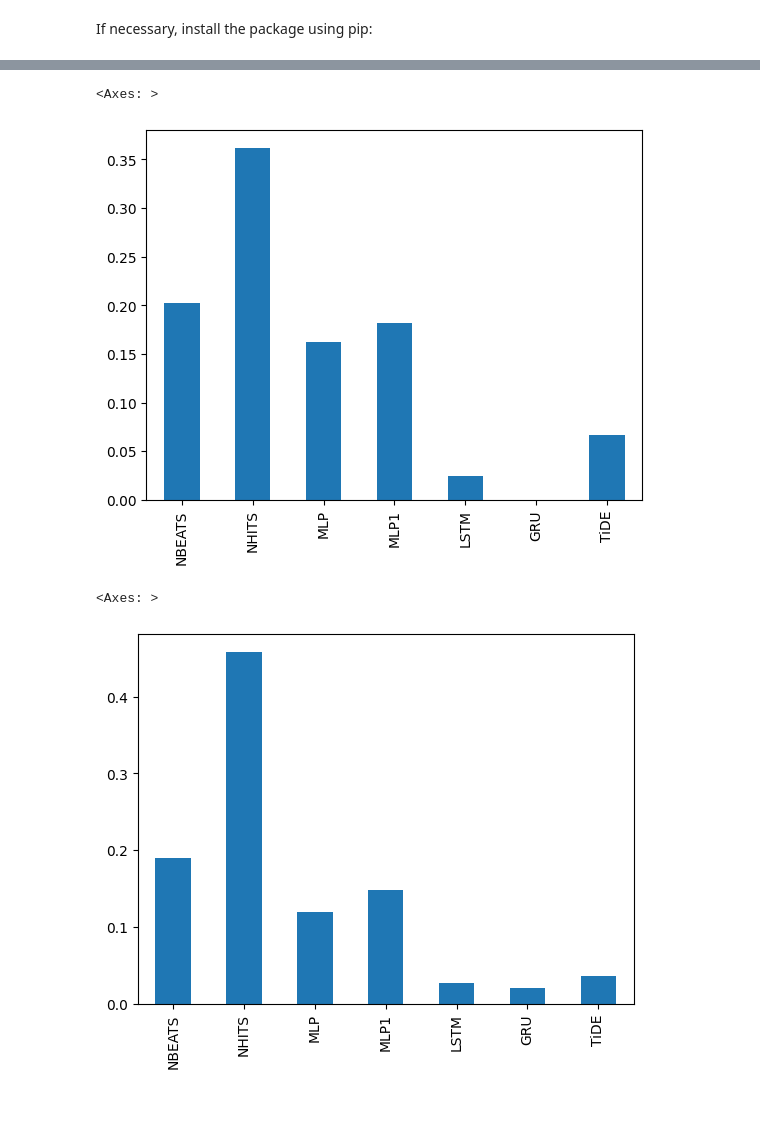
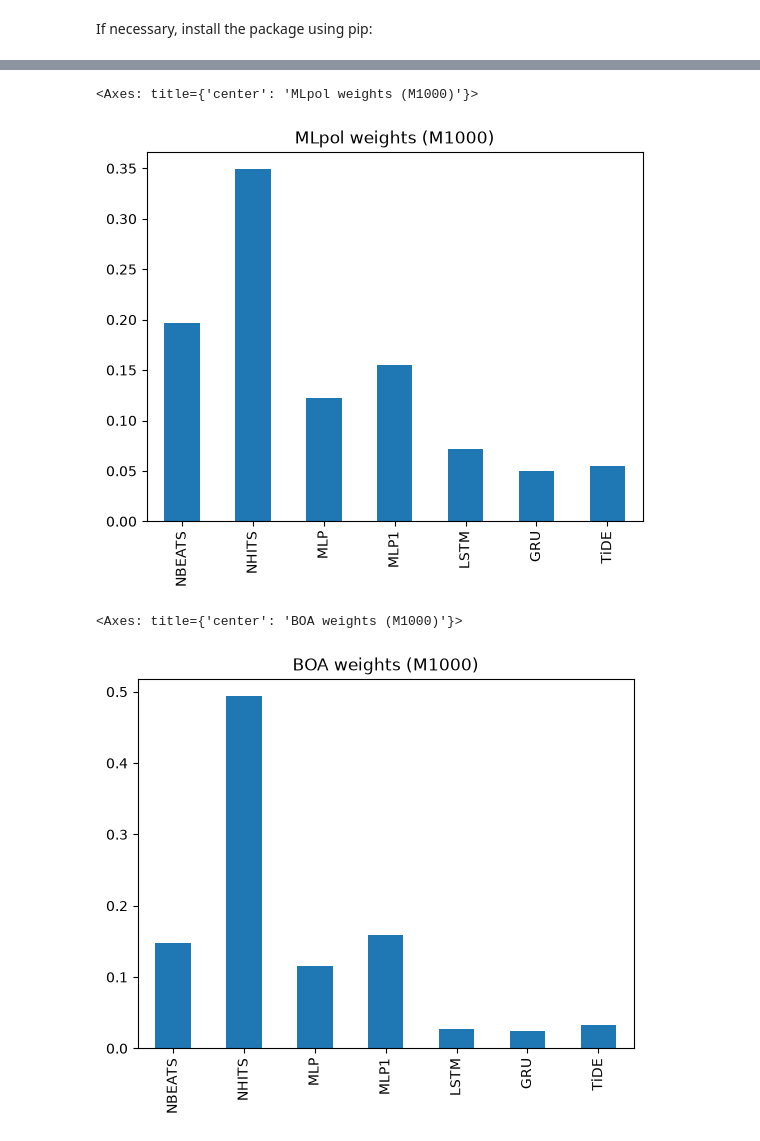
Before and after one commit to vcerqueira/metaforecast, a Jupyter notebook: notebooks/02_ensembles_cv.ipynb, the cells around one changed output, grey strips where cells are left out. Saved outputs shown, nothing was run; the diff lists cells and outputs as text; code cells hidden in the pictures; blank space fills up the shorter version.

Commit message:
ensemble check

```diff
--- a/notebooks/02_ensembles_cv.ipynb
+++ b/notebooks/02_ensembles_cv.ipynb
@@ -135,5 +214,5 @@ combiners = {
 # %%
-for k in combiners:
-    print(f"Fitting {k}")
-    combiners[k].fit(fcst_cv)
+for name, ensemble in combiners.items():
+    print(f"Fitting {name}")
+    ensemble.fit(fcst_cv)
 # %% [output]
@@ -150,11 +236,11 @@ Let's look at the weights of different combiners
 # %%
-combiners["MLpol"].uid_coefficient["M1000"].plot.bar()
+combiners["MLpol"].uid_coefficient["M1000"].plot.bar(title="MLpol weights (M1000)")
 # %% [output]
-<Axes: >
+<Axes: title={'center': 'MLpol weights (M1000)'}>
-[figure, old version]
+[figure, new version]
 # %%
-combiners["MLewa"].uid_coefficient["M1000"].plot.bar()
+combiners["BOA"].uid_coefficient["M1000"].plot.bar(title="BOA weights (M1000)")
 # %% [output]
-<Axes: >
+<Axes: title={'center': 'BOA weights (M1000)'}>
-[figure, old version]
+[figure, new version]
 # %%
```
Also changed, not shown: parts of 40 cells of this notebook, 3 other files.
